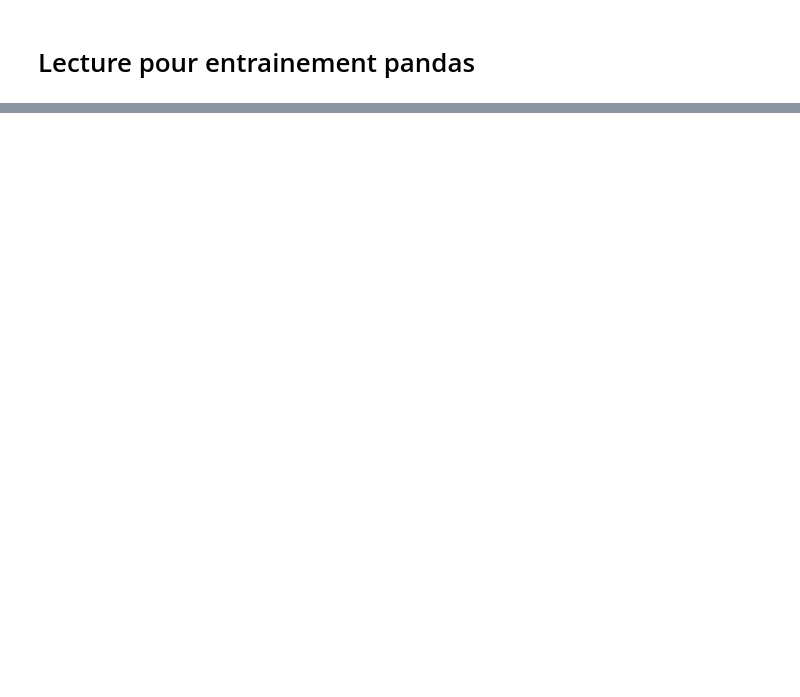
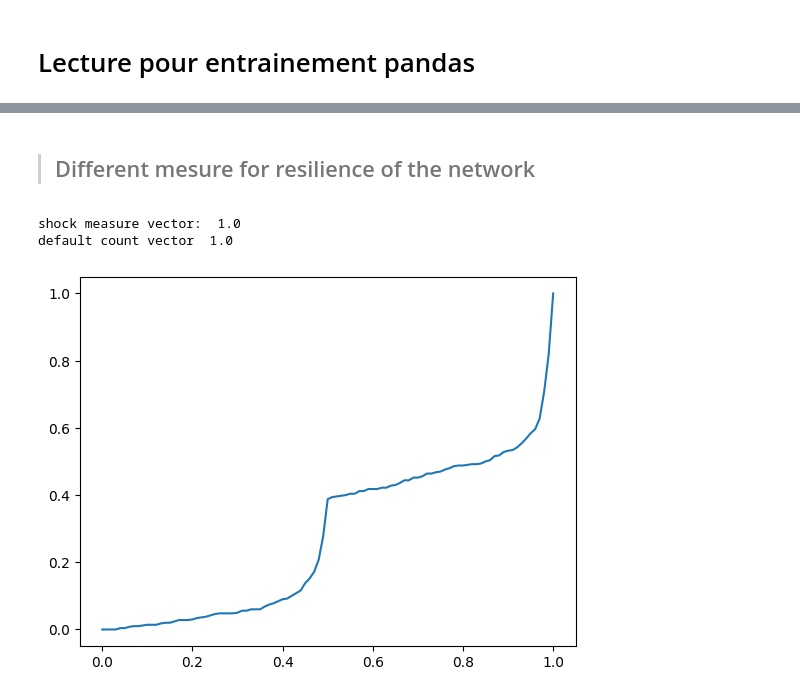
Before and after one commit to Hamidou1089-1/Stage_Inria_dynamique, a Jupyter notebook: src/trainingPandas.ipynb, the cells around one changed output, grey strips where cells are left out. Drawn from its saved outputs; the diff is of its cells as text; code cells hidden in the pictures; blank space fills up the shorter version.

```diff
--- a/src/trainingPandas.ipynb
+++ b/src/trainingPandas.ipynb
@@ -72,0 +21,2 @@ array([5000., 5000., 5000., 5000., 5000., 5000., 5000., 5000., 5000.,
+# %% [markdown]
+> ## Different mesure for resilience of the network
@@ -73,71 +31,47 @@ array([5000., 5000., 5000., 5000., 5000., 5000., 5000., 5000., 5000.,
+# %%
+#network_manual = TrivialNetwork(5000)
+#core_periphery_network = create_core_periphery_network(n_core, n_periphery, p_core=0.85, p_periphery=0.3)
+network_random = RandomNetwork(500, 1)
+# %%
+#vector_outside_asset = np.copy(network_manual.get_vector_outside_assets())
+#vector_outside_asset = np.copy(core_periphery_network.get_vector_outside_assets())
+vector_outside_asset = np.copy(network_random.get_vector_outside_assets())
 # %%
-# temporary code for the first visualisation part
 
-import copy
-import numpy as np
-import matplotlib.pyplot as plt
-import pandas as pd
-from model import RandomNetwork, ManualNetwork, TrivialNetwork
-from controller import Simulation
-from core_periphery import create_core_periphery_network
-from scale_free import create_scalefree_network
-from scale_free import create_smallworld_network
-
-# Fixer le générateur aléatoire
-np.random.seed(42)
-
-# Reseau core-periphery bizarre
-number_bank = 1000
-n_core = int(number_bank /2)
-n_periphery = number_bank - n_core
-
-
-
-#network_manual = TrivialNetwork(5000)
-
-
-
-
-core_periphery_network = create_core_periphery_network(n_core, n_periphery, p_core=0.85, p_periphery=0.3)
-
-#network_random = RandomNetwork(100, 0.00001)
-
-
-
-
-
-# On fixe la taille du graphe, et on fait varier uniformément, le vector de shock, puis on plot la mesure du shock par rapport a la proportion de default.
 
 default_count_vector = []
 shock_measure_vector = []
 
 
-#vector_outside_asset = np.copy(network_manual.get_vector_outside_assets())
-vector_outside_asset = np.copy(core_periphery_network.get_vector_outside_assets())
-#vector_outside_asset = np.copy(network_random.get_vector_outside_assets())
-shock_vector = np.copy(vector_outside_asset/1000)
-for k in range(0,1000):
-    shock_vector = k*vector_outside_asset/1000
+
+shock_vector = np.copy(vector_outside_asset/100)
+for k in range(0,101):
+    shock_vector = k*vector_outside_asset/100
     #simulation_core_network = Simulation("Eisenberg", network_manual, shock_vector)
-    simulation_core_network = Simulation("Eisenberg", core_periphery_network, shock_vector)
-    #simulation_core_network = Simulation("Eisenberg",network_random, shock_vector)
+    #simulation_core_network = Simulation("Eisenberg", core_periphery_network, shock_vector)
+    simulation_core_network = Simulation("Eisenberg",network_random, shock_vector)
 
 
 
     _ , shock_measure, default_count, _ = simulation_core_network.simulate()
+
     #network_manual.set_vector_outside_assets(vector_outside_asset)
-    core_periphery_network.set_vector_outside_assets(vector_outside_asset)
-    #network_random.set_vector_outside_assets(vector_outside_asset)
+    #core_periphery_network.set_vector_outside_assets(vector_outside_asset)
+    network_random.set_vector_outside_assets(vector_outside_asset)
 
 
 
 
     shock_measure_vector.append(shock_measure)
     default_count_vector.append(default_count)
 
 
-print("shock measure vector: ",shock_measure_vector)
-print("default count vector ",default_count_vector)
+print("shock measure vector: ",shock_measure_vector[-1])
+print("default count vector ",default_count_vector[-1])
 
-plt.scatter( shock_measure_vector, default_count_vector)
+plt.plot( shock_measure_vector, default_count_vector)
 plt.show()
+# %% [output]
+shock measure vector:  1.0
+default count vector  1.0
+[figure, added]
```
Also changed, not shown: parts of 25 cells of this notebook, 11 other files.
